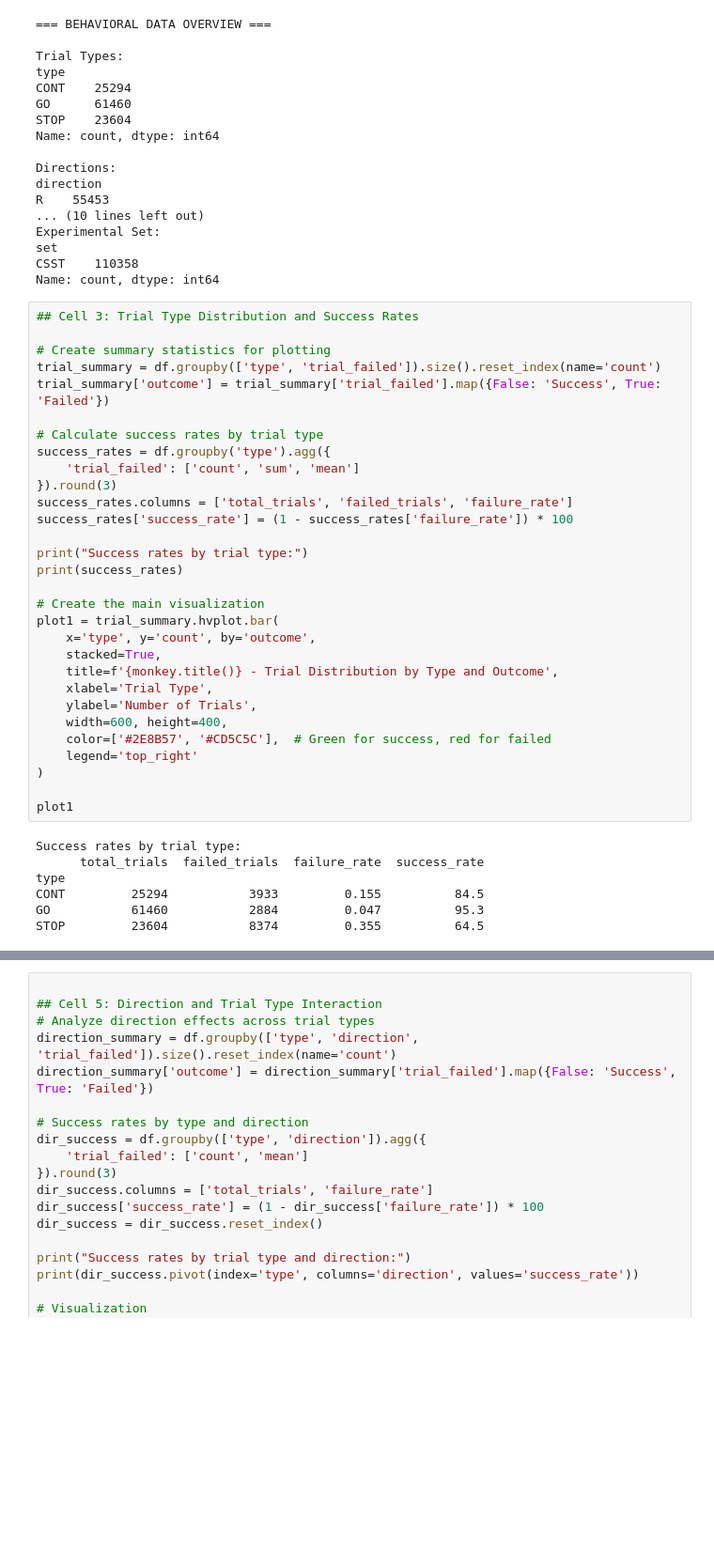
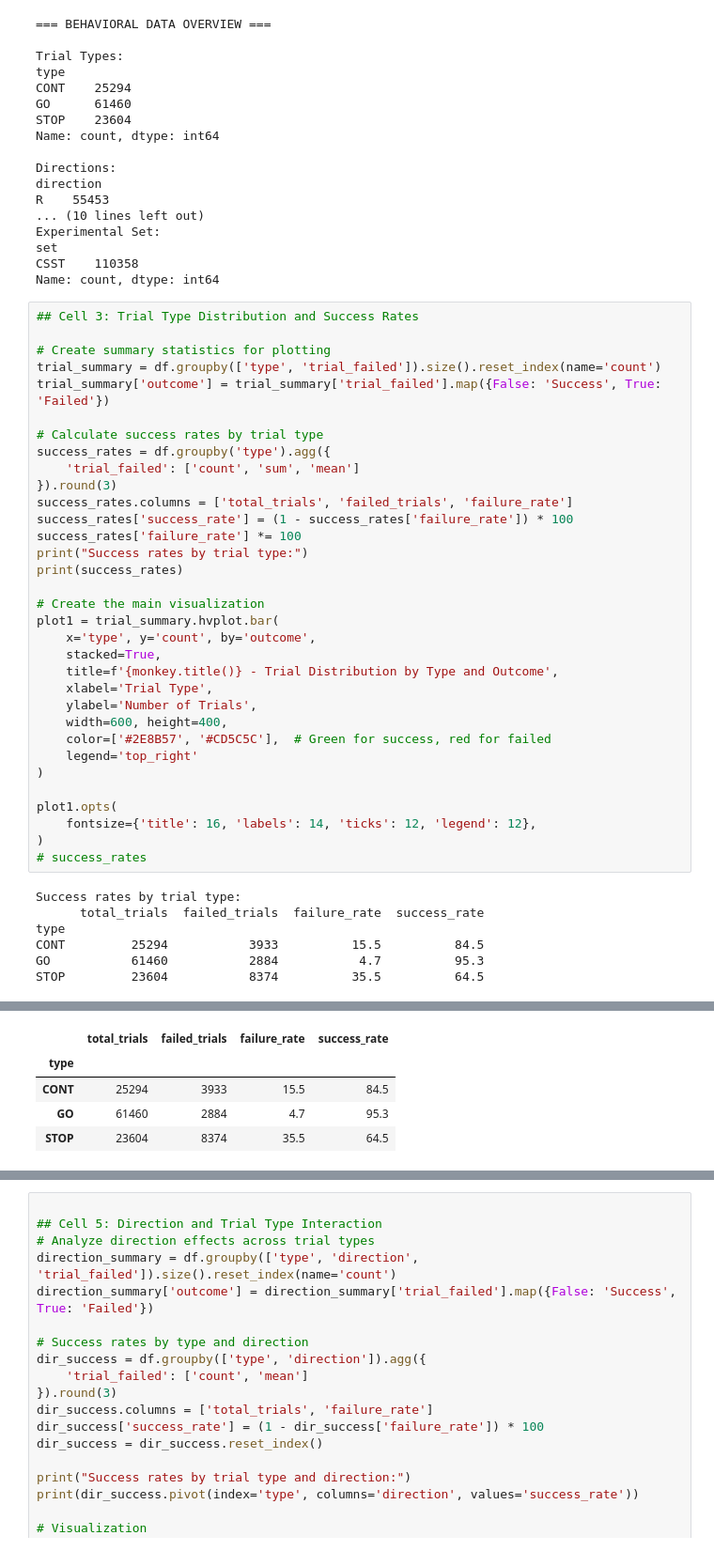
Before and after one commit to barrackHa/Population-Analysis, a Jupyter notebook: exploratory_data_analysis/behavioral_eda.ipynb, the cells around one changed output, grey strips where cells are left out. Shown at 94% size. Drawn from its saved outputs; the diff is of its cells as text; blank space fills up the shorter version.

```diff
--- a/exploratory_data_analysis/behavioral_eda.ipynb
+++ b/exploratory_data_analysis/behavioral_eda.ipynb
@@ -126,7 +134,7 @@ success_rates = df.groupby('type').agg({
 }).round(3)
 success_rates.columns = ['total_trials', 'failed_trials', 'failure_rate']
 success_rates['success_rate'] = (1 - success_rates['failure_rate']) * 100
-
+success_rates['failure_rate'] *= 100
 print("Success rates by trial type:")
 print(success_rates)
 
@@ -142,11 +150,14 @@ plot1 = trial_summary.hvplot.bar(
     legend='top_right'
 )
 
-plot1
+plot1.opts(
+    fontsize={'title': 16, 'labels': 14, 'ticks': 12, 'legend': 12},
+)
+# success_rates
 # %% [output]
 Success rates by trial type:
       total_trials  failed_trials  failure_rate  success_rate
 type
-CONT         25294           3933         0.155          84.5
-GO           61460           2884         0.047          95.3
-STOP         23604           8374         0.355          64.5
+CONT         25294           3933          15.5          84.5
+GO           61460           2884           4.7          95.3
+STOP         23604           8374          35.5          64.5
@@ -154,3 +164,8 @@ STOP         23604           8374         0.355          64.5
+|  | total_trials | failed_trials | failure_rate | success_rate |
+| type |  |  |  |  |
+| CONT | 25294 | 3933 | 15.5 | 84.5 |
+| GO | 61460 | 2884 | 4.7 | 95.3 |
+| STOP | 23604 | 8374 | 35.5 | 64.5 |
 # %%
 ## Cell 4: Success Rates by Trial Type (Percentage View)
 # Create percentage view of success rates
```
Also changed, not shown: parts of 13 cells of this notebook.
